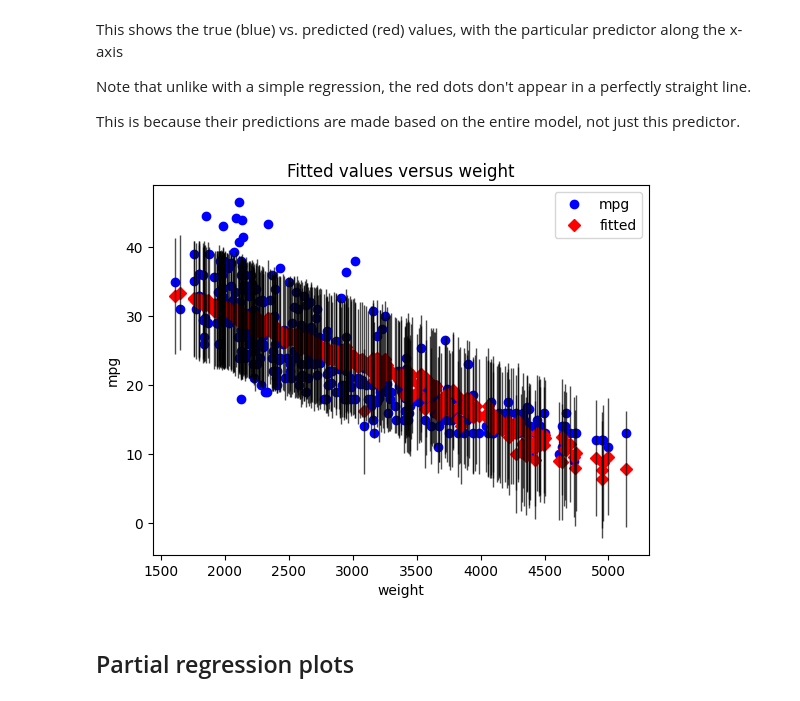
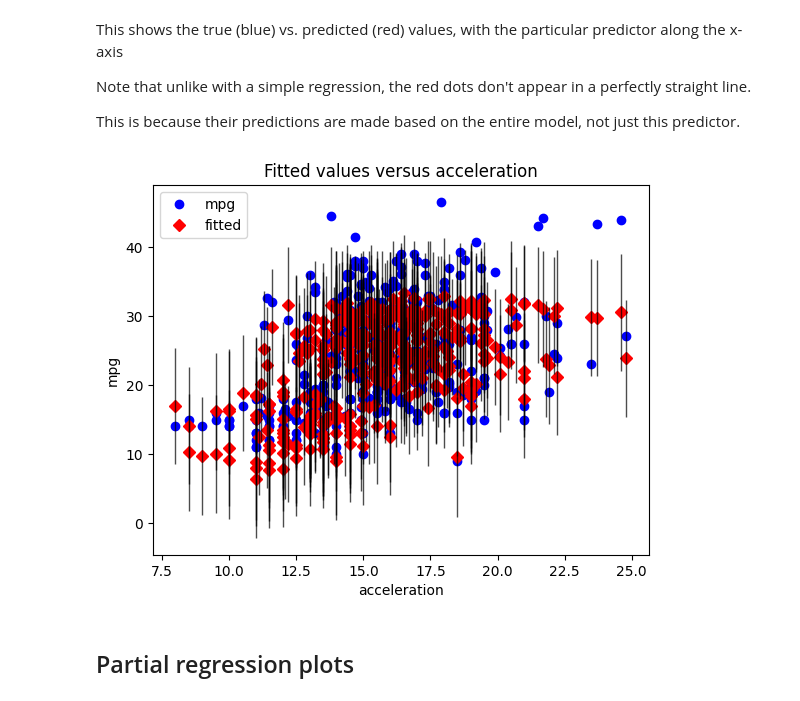
Before and after one commit to karusamuel/multilinear_reg_ols, a Jupyter notebook: index.ipynb, the cells around one changed output. Cells and saved outputs as stored; diff of their text form; code cells hidden in the pictures.

```diff
--- a/index.ipynb
+++ b/index.ipynb
@@ -174,7 +174,7 @@ linear regression with multiple variables
 # %%
 # multi model in ols acceleration
 
-ols_multi_model = sm.OLS(endog=y,exog=sm.add_constant(x_multi))
+ols_multi_model = sm.OLS(exog=sm.add_constant(x_multi),endog=y)
 ols_multi_results = ols_multi_model.fit()
 ols_multi_results.summary()
 # %% [output]
@@ -256,10 +256,10 @@ Note that unlike with a simple regression, the red dots don't appear in a perfec
 This is because their predictions are made based on the entire model, not just this predictor.
 # %%
 #single column
-sm.graphics.plot_fit(ols_multi_results,"weight")
+sm.graphics.plot_fit(ols_multi_results,"acceleration")
 plt.show()
 # %% [output]
-[figure, old version]
+[figure, new version]
 # %% [markdown]
 ## Partial regression plots
 # %% [markdown]
```
Also changed, not shown: parts of 5 cells of this notebook.
